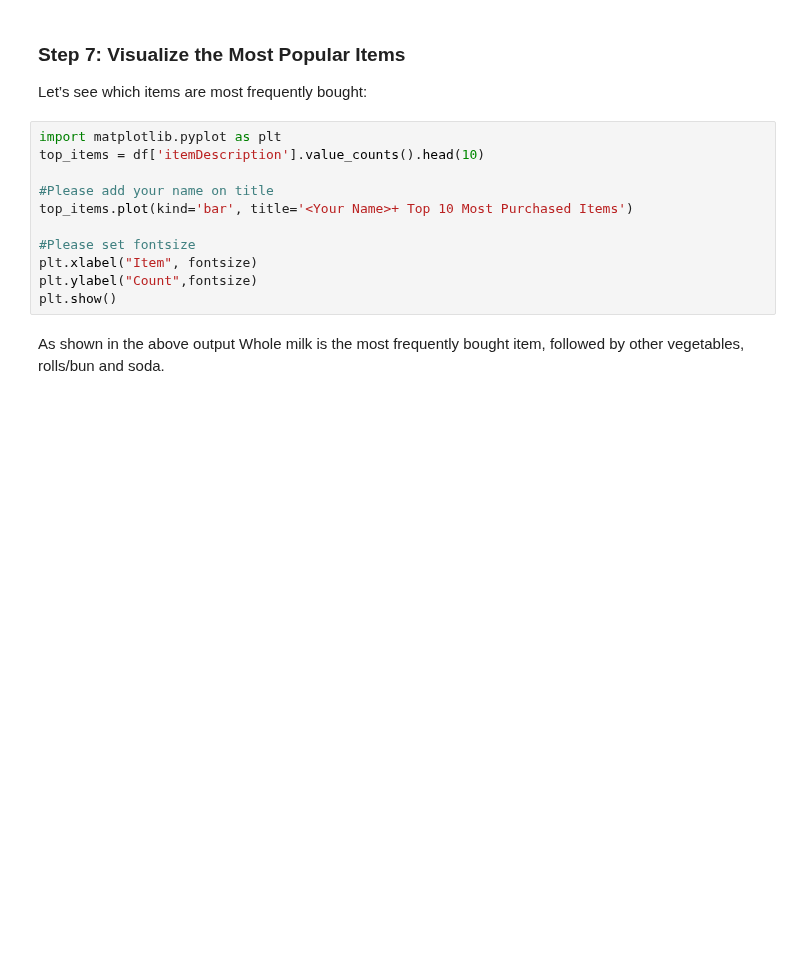
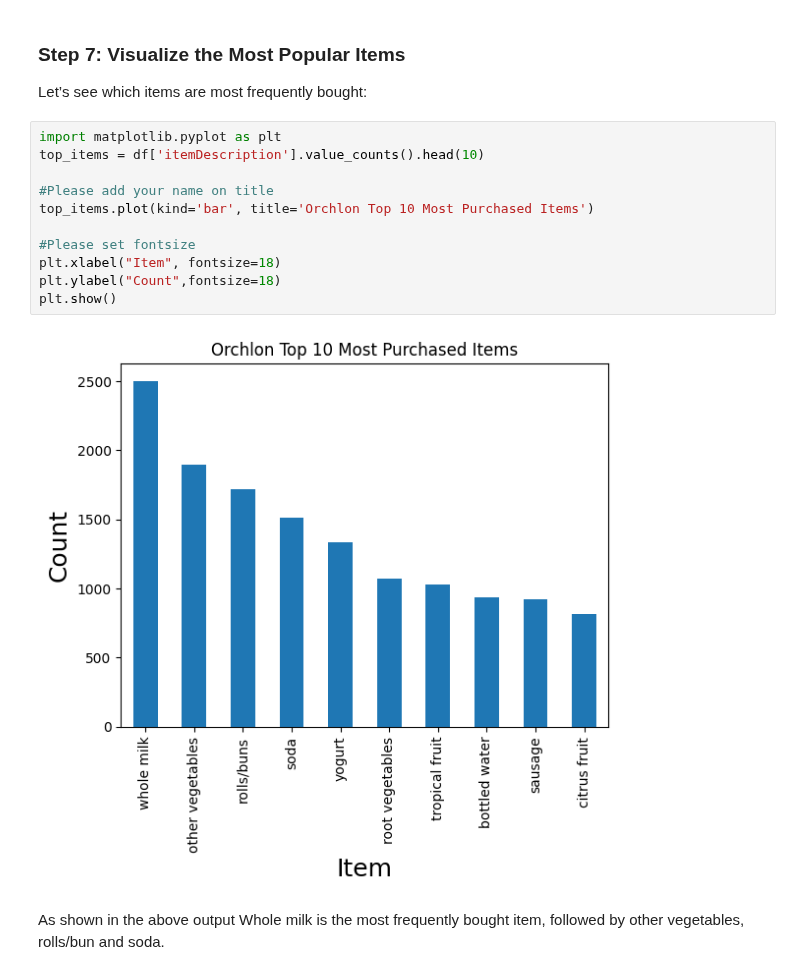
Before and after one commit to orchlonn/CS-456, a Jupyter notebook: Quizzes/Quiz-5.3/orchlon_Quiz53.ipynb, the cells around one changed output. Drawn from its saved outputs; the diff is of its cells as text; blank space fills up the shorter version.

```diff
--- a/Quizzes/Quiz-5.3/orchlon_Quiz53.ipynb
+++ b/Quizzes/Quiz-5.3/orchlon_Quiz53.ipynb
@@ -212,13 +354,15 @@ Let’s see which items are most frequently bought:
 # %%
 import matplotlib.pyplot as plt
 top_items = df['itemDescription'].value_counts().head(10)
 
 #Please add your name on title
-top_items.plot(kind='bar', title='<Your Name>+ Top 10 Most Purchased Items')
+top_items.plot(kind='bar', title='Orchlon Top 10 Most Purchased Items')
 
 #Please set fontsize
-plt.xlabel("Item", fontsize)
-plt.ylabel("Count",fontsize)
+plt.xlabel("Item", fontsize=18)
+plt.ylabel("Count",fontsize=18)
 plt.show()
+# %% [output]
+[figure, added]
 # %% [markdown]
 As shown in the above output Whole milk is the most frequently bought item, followed by other vegetables, rolls/bun and soda.
```
Also changed, not shown: parts of 15 cells of this notebook.
